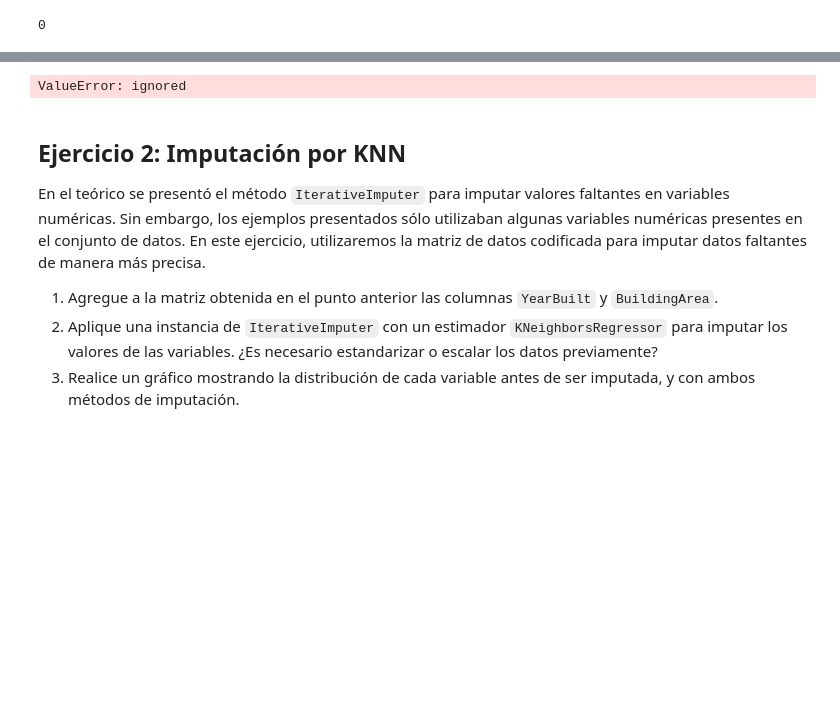
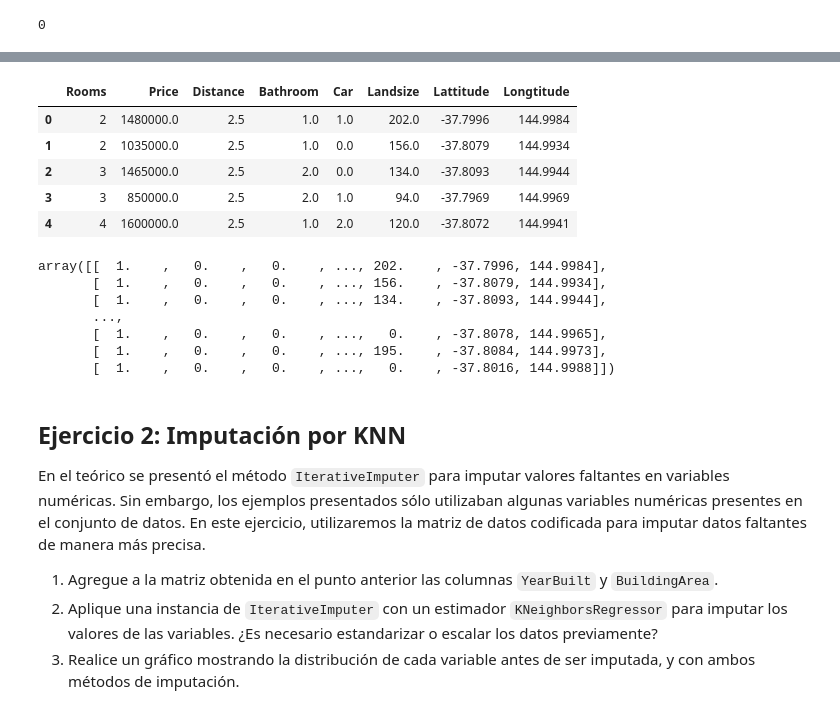
Before and after one commit to fnbellomo/DiploDatos2021, a Jupyter notebook: fnbellomo/DiploDatos2021/02_AnalisisYCuracion/Entregable_Parte_2.ipynb, the cells around one changed output, grey strips where cells are left out. Drawn from its saved outputs; the diff is of its cells as text; code cells hidden in the pictures; blank space fills up the shorter version.

```diff
--- a/fnbellomo/DiploDatos2021/02_AnalisisYCuracion/Entregable_Parte_2.ipynb
+++ b/fnbellomo/DiploDatos2021/02_AnalisisYCuracion/Entregable_Parte_2.ipynb
@@ -285,9 +195,25 @@ array([[0., 1., 0., ..., 0., 0., 0.],
+# %%
+melb_df = melb_df.drop(['Suburb'], axis=1)
+melb_df[:5]
+# %% [output]
+|  | Rooms | Price | Distance | Bathroom | Car | Landsize | Lattitude | Longtitude |
+| 0 | 2 | 1480000.0 | 2.5 | 1.0 | 1.0 | 202.0 | -37.7996 | 144.9984 |
+| 1 | 2 | 1035000.0 | 2.5 | 1.0 | 0.0 | 156.0 | -37.8079 | 144.9934 |
+| 2 | 3 | 1465000.0 | 2.5 | 2.0 | 0.0 | 134.0 | -37.8093 | 144.9944 |
+| 3 | 3 | 850000.0 | 2.5 | 2.0 | 1.0 | 94.0 | -37.7969 | 144.9969 |
+| 4 | 4 | 1600000.0 | 2.5 | 1.0 | 2.0 | 120.0 | -37.8072 | 144.9941 |
 # %%
 # Voy a juntar estos dos arrays con la funcion hstack de numpy
-melb_df = np.hstack((encoded_categorical_types, encoded_numerical_types))
-# ????
+melb_df = np.hstack((encoded_categorical_types, melb_df))
+melb_df[:15]
 # %% [output]
-ValueError: ignored
+array([[  1.    ,   0.    ,   0.    , ..., 202.    , -37.7996, 144.9984],
+       [  1.    ,   0.    ,   0.    , ..., 156.    , -37.8079, 144.9934],
+       [  1.    ,   0.    ,   0.    , ..., 134.    , -37.8093, 144.9944],
+       ...,
+       [  1.    ,   0.    ,   0.    , ...,   0.    , -37.8078, 144.9965],
+       [  1.    ,   0.    ,   0.    , ..., 195.    , -37.8084, 144.9973],
+       [  1.    ,   0.    ,   0.    , ...,   0.    , -37.8016, 144.9988]])
 # %% [markdown]
 ## Ejercicio 2: Imputación por KNN
 
```
Also changed, not shown: parts of 23 cells of this notebook.
